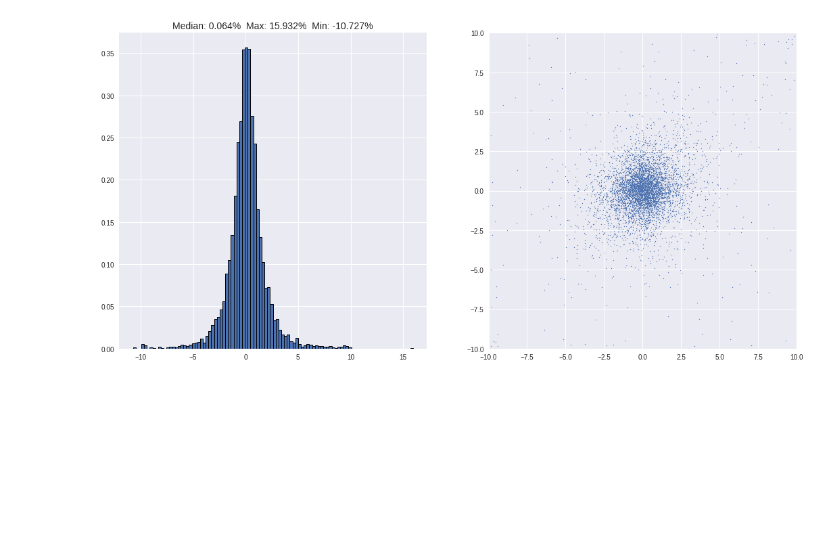
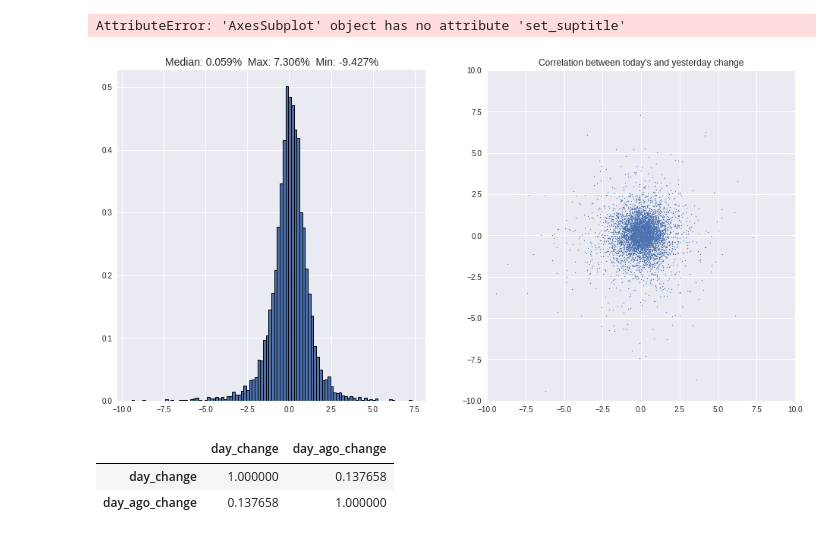
Before and after one commit to Bounty1993/stock-analysis, a Jupyter notebook: index_analysis.ipynb, the cells around one changed output. Drawn from its saved outputs; the diff is of its cells as text; code cells hidden in the pictures; blank space fills up the shorter version.

```diff
--- a/index_analysis.ipynb
+++ b/index_analysis.ipynb
@@ -8,7 +8,7 @@ plt.style.use('seaborn')
 # %%
 mwig_df = pd.read_csv('mwig40.csv', parse_dates=['Data'])
 # %%
-mwig_df['day_change'] = ((wig_df['Zamkniecie'] / wig_df['Zamkniecie'].shift(1) ) - 1 ) * 100
+mwig_df['day_change'] = ((mwig_df['Zamkniecie'] / mwig_df['Zamkniecie'].shift(1) ) - 1 ) * 100
 # %%
 ax = plt.axes()
 
@@ -42,18 +42,30 @@ ax.scatter(extra_dots[:, 0], extra_dots[:,1], s=2000, alpha=0.2, c=extra_dots[:,
 # %%
 mediana = mwig_df['day_change'].median()
 maximum = mwig_df['day_change'].max()
 minimum = mwig_df['day_change'].min()
 title = f'Median: {mediana:.3f}%  Max: {maximum:.3f}%  Min: {minimum:.3f}%'
 
 fig, (ax1, ax2) = plt.subplots(1, 2, figsize=[16, 8])
 
 mwig_df['day_change'].hist(bins=100, density=True, edgecolor='black', linewidth=1, ax=ax1)
 ax1.set_title(title, fontsize=14)
 
-ax2.scatter(mwig_df['day_change'], mwig_df['day_change'].shift(), s=1)
-ax2.set(xlim=(-10,10), ylim=(-10, 10));
+mwig_df['day_ago_change'] = mwig_df['day_change'].shift()
+ax2.scatter(mwig_df['day_change'], mwig_df['day_ago_change'].shift(), s=1)
+title = f"Correlation between today's and yesterday change"
+corr = mwig_df[['day_change', 'day_ago_change']].corr()
+subtitle = f'Corr {corr.iloc[0,1]}'
+ax2.set(xlim=(-10,10), ylim=(-10, 10), title=title)
+ax2.set_suptitle(subtitle);
 # %% [output]
+AttributeError: 'AxesSubplot' object has no attribute 'set_suptitle'
-[figure, old version]
+[figure, new version]
+# %%
+corr
+# %% [output]
+|  | day_change | day_ago_change |
+| day_change | 1.000000 | 0.137658 |
+| day_ago_change | 0.137658 | 1.000000 |
 # %%
 min_date = mwig_df['Data'].min()
 max_date = mwig_df['Data'].max()
```
Also changed, not shown: parts of 7 cells of this notebook, 1 other file.
